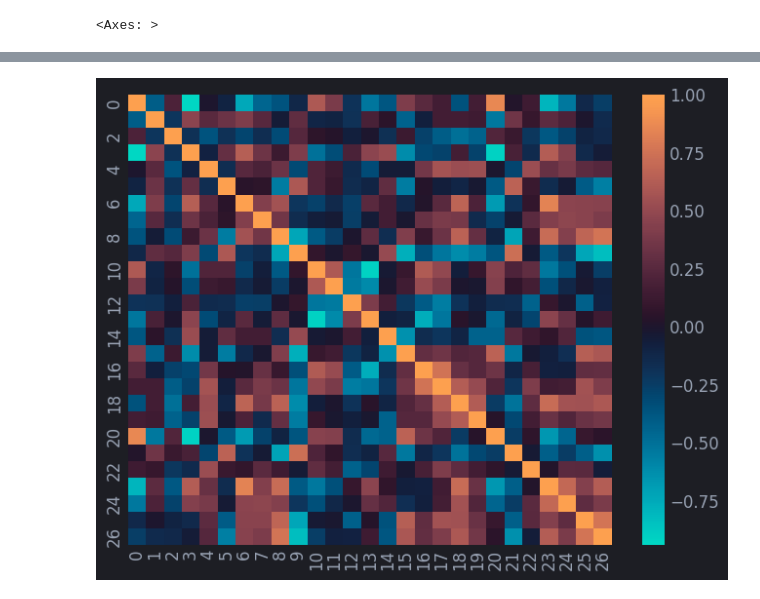
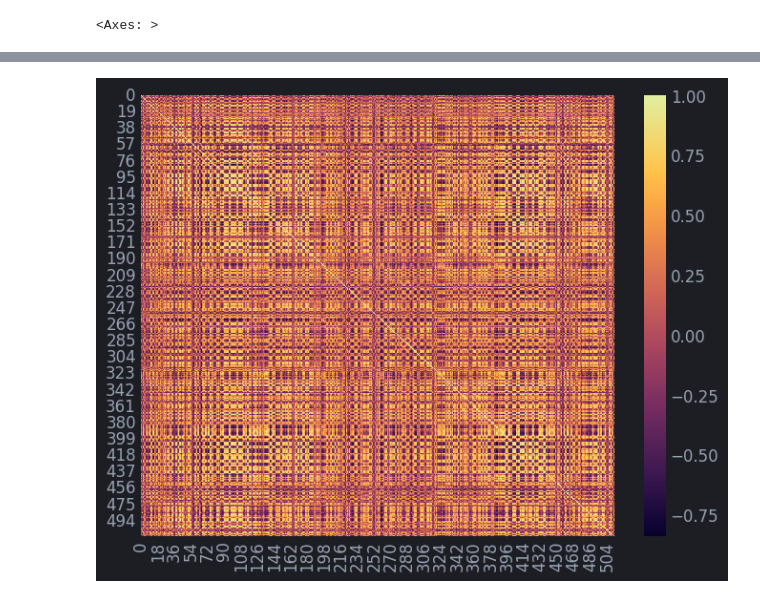
Before and after one commit to nicholas-miklaucic/avid, a Jupyter notebook: notebooks/embedding-visual.ipynb, the cells around one changed output, grey strips where cells are left out. Saved outputs shown, nothing was run; the diff lists cells and outputs as text; code cells hidden in the pictures.

```diff
--- a/notebooks/embedding-visual.ipynb
+++ b/notebooks/embedding-visual.ipynb
@@ -19,11 +21,11 @@ import pyrallis
 from avid.config import MainConfig
 import orbax.checkpoint as ocp
 
-from avid.e_form_predictor import TrainingRun
+from avid.training_state import TrainingRun
 from avid.checkpointing import best_ckpt
 
 # run_dir = Path('logs') / '03-17:45_918'
-run_dir = Path('logs') / 'e_form_mae_481'
+run_dir = Path('logs') / 'e_form_no_downsample_564'
 
 with open(run_dir / 'config.toml') as conf_file:
     config = pyrallis.cfgparsing.load(MainConfig, conf_file)
@@ -73,9 +118,10 @@ sns.clustermap(spec_df.T.corr(), xticklabels=1, yticklabels=1, cmap='rho_divergi
 # %%
-pos_emb = params['pos_embed']['pos_embedding']
+pos_emb = params['im_embed']['inner']['pos_embed']['pos_embedding'].astype(jnp.float32)
+pos_corr = jnp.corrcoef(pos_emb)
 
-sns.heatmap(jnp.corrcoef(pos_emb), cmap='rho_diverging', center=0)
+sns.heatmap(pos_corr, cmap='rho_candela')
 # %% [output]
 [interactive output not drawn]
 <Axes: >
 [interactive output not drawn]
-[figure, old version]
+[figure, new version]
```
Also changed, not shown: parts of 10 cells of this notebook, 27 other files.
